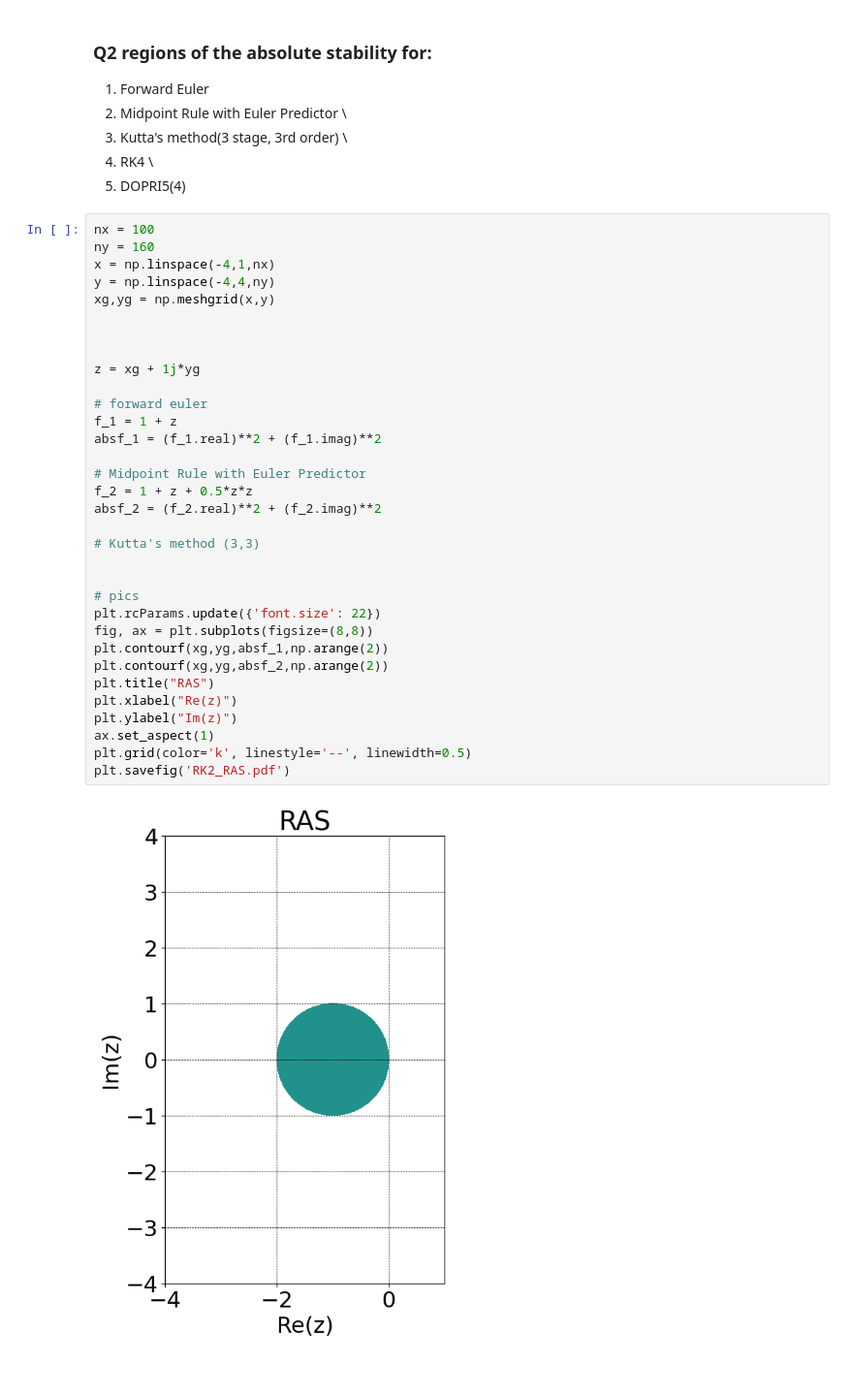
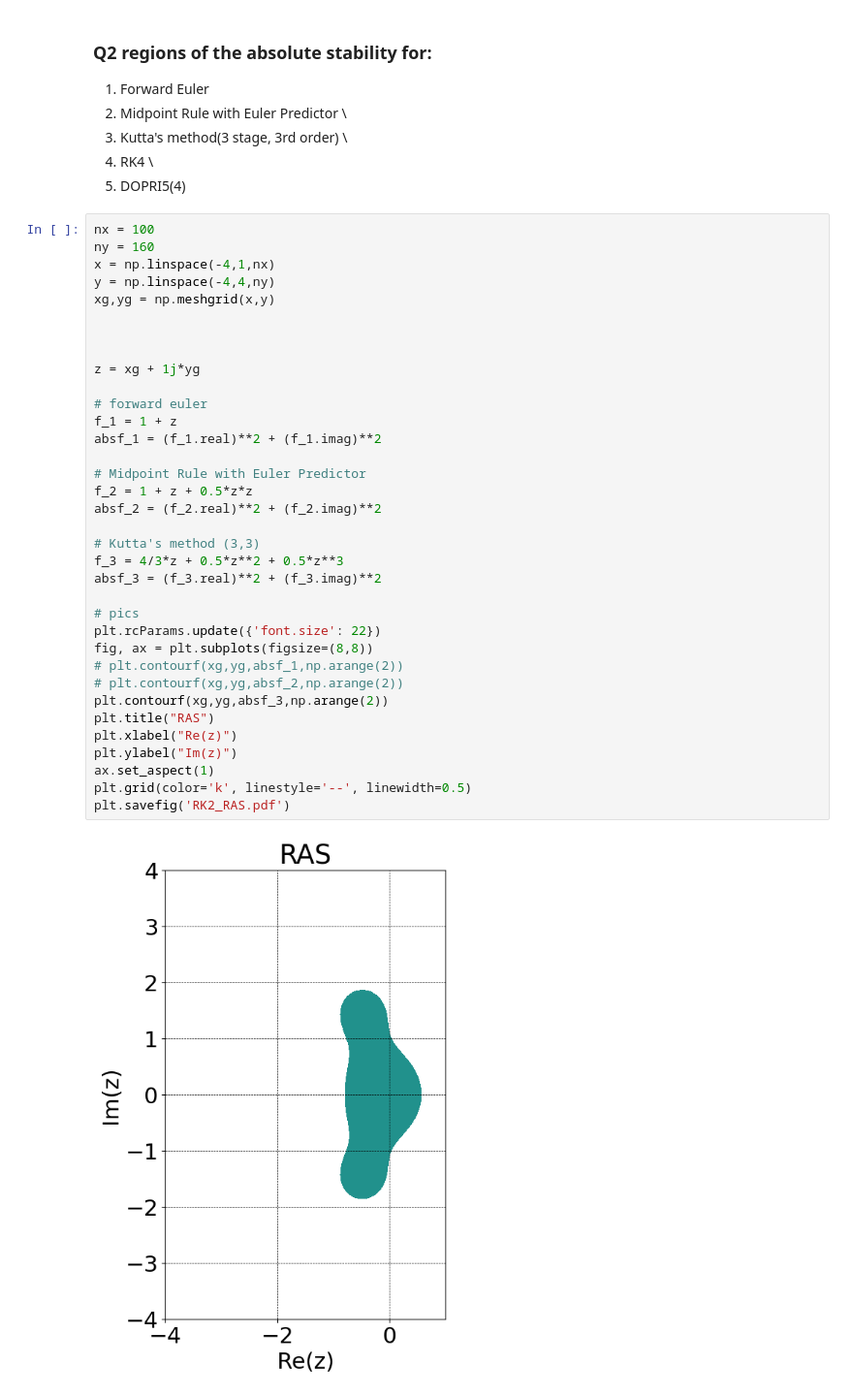
Before and after one commit to AlexZhangKKA/AMSC661, a Jupyter notebook: HW_AMSC661/hw2_AMSC661.ipynb, the cells around one changed output. Shown: that part at 97% size. Cells and saved outputs as stored; diff of their text form; blank space fills up the shorter version.

```diff
--- a/HW_AMSC661/hw2_AMSC661.ipynb
+++ b/HW_AMSC661/hw2_AMSC661.ipynb
@@ -157,34 +157,36 @@ CPU time = 0.8604340000000121 for solver Radau amd tmax = 17.065216560157964
 nx = 100
 ny = 160
 x = np.linspace(-4,1,nx)
 y = np.linspace(-4,4,ny)
 xg,yg = np.meshgrid(x,y)
 
 
 
 z = xg + 1j*yg
 
 # forward euler
 f_1 = 1 + z
 absf_1 = (f_1.real)**2 + (f_1.imag)**2
 
 # Midpoint Rule with Euler Predictor
 f_2 = 1 + z + 0.5*z*z
 absf_2 = (f_2.real)**2 + (f_2.imag)**2
 
 # Kutta's method (3,3)
-
+f_3 = 4/3*z + 0.5*z**2 + 0.5*z**3
+absf_3 = (f_3.real)**2 + (f_3.imag)**2
 
 # pics
 plt.rcParams.update({'font.size': 22})
 fig, ax = plt.subplots(figsize=(8,8))
-plt.contourf(xg,yg,absf_1,np.arange(2))
-plt.contourf(xg,yg,absf_2,np.arange(2))
+# plt.contourf(xg,yg,absf_1,np.arange(2))
+# plt.contourf(xg,yg,absf_2,np.arange(2))
+plt.contourf(xg,yg,absf_3,np.arange(2))
 plt.title("RAS")
 plt.xlabel("Re(z)")
 plt.ylabel("Im(z)")
 ax.set_aspect(1)
 plt.grid(color='k', linestyle='--', linewidth=0.5)
 plt.savefig('RK2_RAS.pdf')
 # %% [output]
-[figure, old version]
+[figure, new version]
```
Also changed, not shown: 1 other file.
